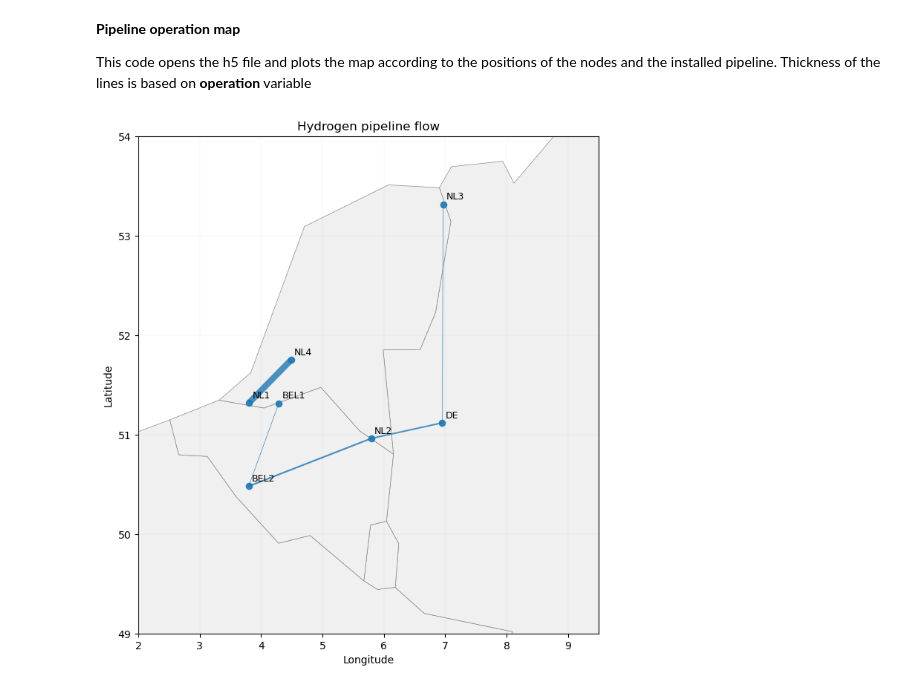
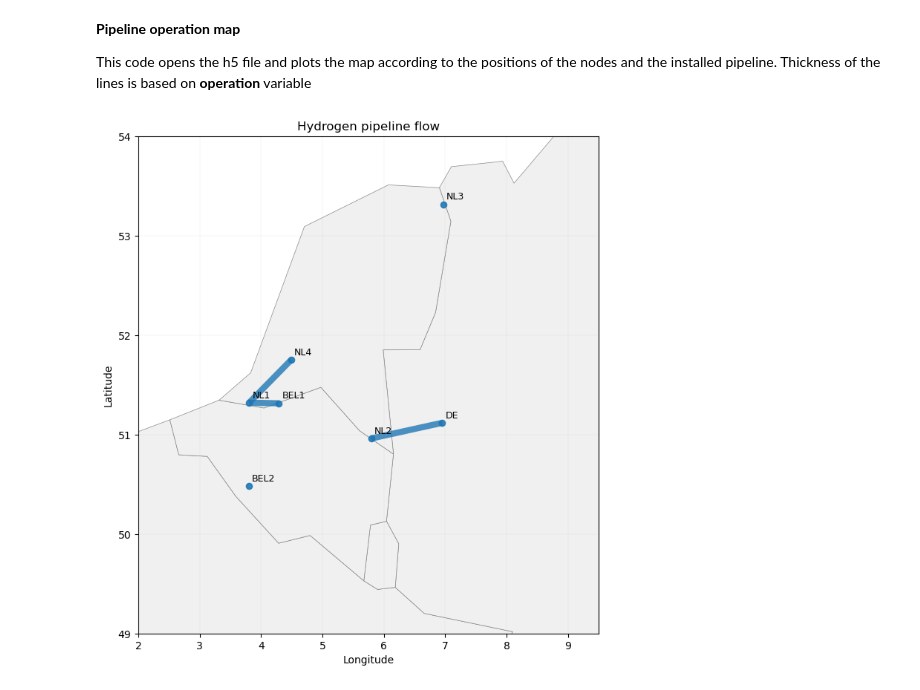
Before and after one commit to AlessandroMagnino/AdOpT-NET0_my, a Jupyter notebook: output_analysers/h5_reader.ipynb, the cells around one changed output. Drawn from its saved outputs; the diff is of its cells as text; code cells hidden in the pictures.

Commit message:
consumption for networks

```diff
--- a/output_analysers/h5_reader.ipynb
+++ b/output_analysers/h5_reader.ipynb
@@ -607,7 +607,7 @@ def read_network_edges(h5_path: str | Path,
     Reads the selected dataset along with fromNode and toNode if they exist.
     """
     h5_path = Path(h5_path)
-    base = f"design/networks/{year}/{network}"
+    base = f"design/networks/{year}/{network}_existing"
 
     with h5py.File(h5_path, "r") as f:
         if base not in f:
@@ -719,33 +719,33 @@ def make_geopandas_map(edges_df: pd.DataFrame,
 
     # nodes
     g_nodes_roi.plot(ax=ax, markersize=35, alpha=0.9)
 
     # node labels (optional: comment out if cluttered)
     for _, r in g_nodes_roi.iterrows():
         ax.text(r["longitude"] + 0.05, r["latitude"] + 0.05, str(r["cluster"]), fontsize=9)
 
     ax.set_xlim(lon_min, lon_max)
     ax.set_ylim(lat_min, lat_max)
     ax.set_xlabel("Longitude")
     ax.set_ylabel("Latitude")
     ax.set_title(title or f"Network {weight_col} (scaled linewidth)")
     ax.grid(True, linewidth=0.2, alpha=0.4)
 
     return fig, ax, g_nodes_roi, g_edges_roi
 
 
 # main
-h5_path = r"output\backbone_20260212114802-1\optimization_results.h5"
-nodes_csv = r"case_studies\backbone\plants_clusters_summary.csv"
+h5_path = r"output\backbone_costs_transport_20260213102837-1\optimization_results.h5"
+nodes_csv = r"case_studies\backbone_costs_transport\plants_clusters_summary.csv"
 year = "2022"
 
 edges = read_network_edges(h5_path, year=year, network="hydrogenPipelineOnshore")
 edges = attach_geometry(edges, nodes_csv)
 
 fig, ax, g_nodes_roi, g_edges_roi = make_geopandas_map(
     edges, nodes_csv, weight_col="flow",
     title="Hydrogen pipeline flow"
 )
 plt.show()
 # %% [output]
-[figure, old version]
+[figure, new version]
```
Also changed, not shown: 3 other files.
